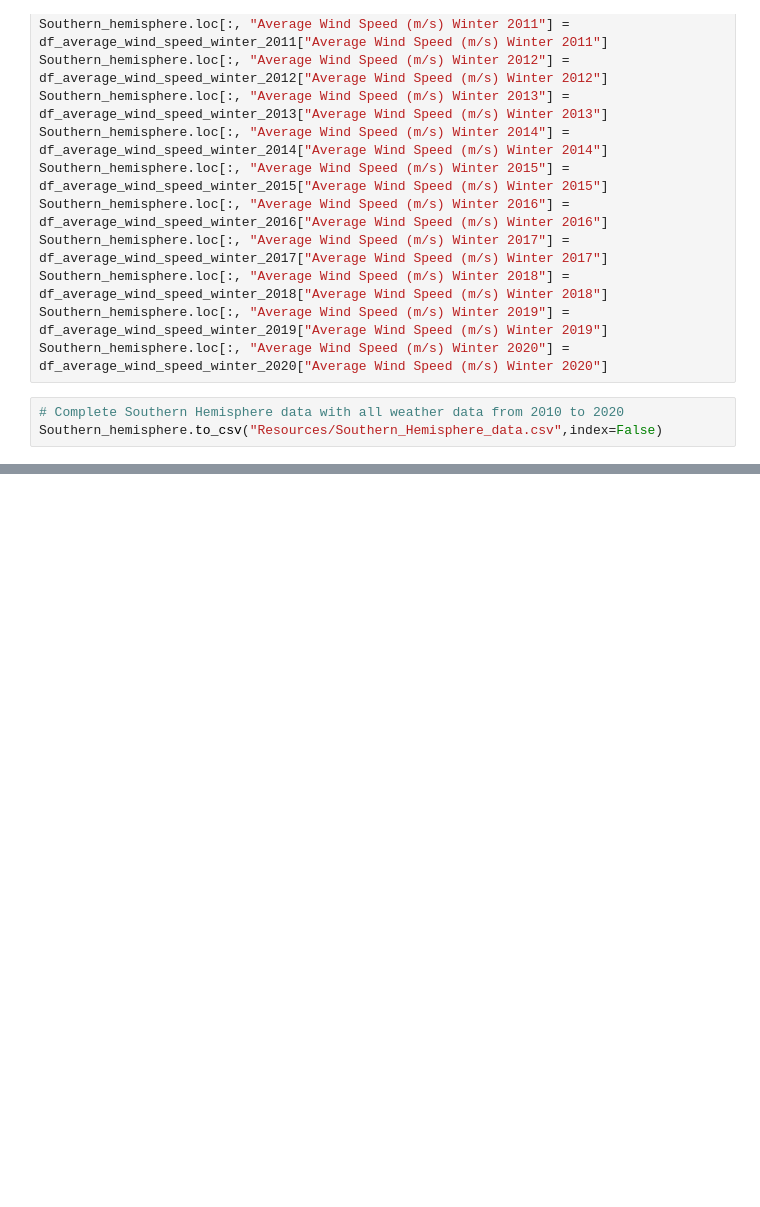
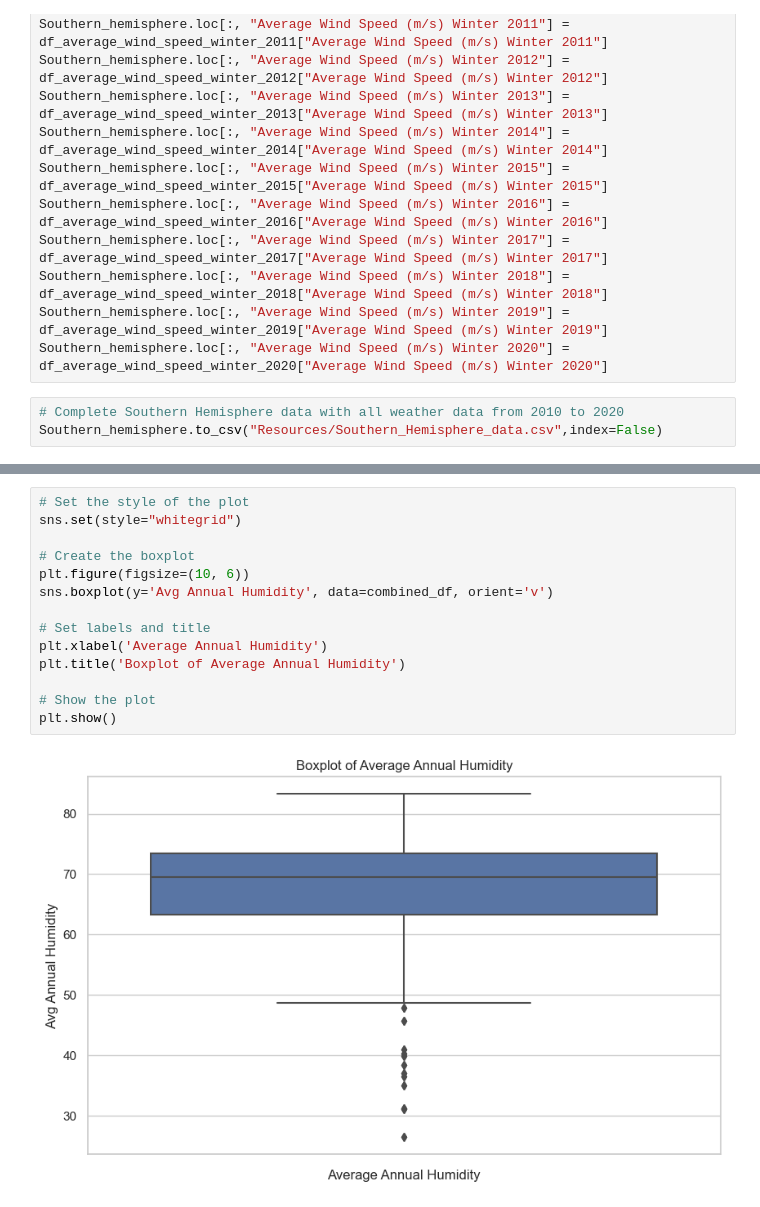
Before and after one commit to DiegoMartorell1620/Project1_Team7, a Jupyter notebook: Project 1 - Team 7.ipynb, the cells around one changed output, grey strips where cells are left out. Cells and saved outputs as stored; diff of their text form; blank space fills up the shorter version.

```diff
--- a/Project 1 - Team 7.ipynb
+++ b/Project 1 - Team 7.ipynb
@@ -2459,0 +2936,16 @@ Southern_hemisphere.to_csv("Resources/Southern_Hemisphere_data.csv",index=False)
+# %%
+# Set the style of the plot
+sns.set(style="whitegrid")
+
+# Create the boxplot
+plt.figure(figsize=(10, 6))
+sns.boxplot(y='Avg Annual Humidity', data=combined_df, orient='v')
+
+# Set labels and title
+plt.xlabel('Average Annual Humidity')
+plt.title('Boxplot of Average Annual Humidity')
+
+# Show the plot
+plt.show()
+# %% [output]
+[figure, added]
```
Also changed, not shown: parts of 50 cells of this notebook, 2 other files.
